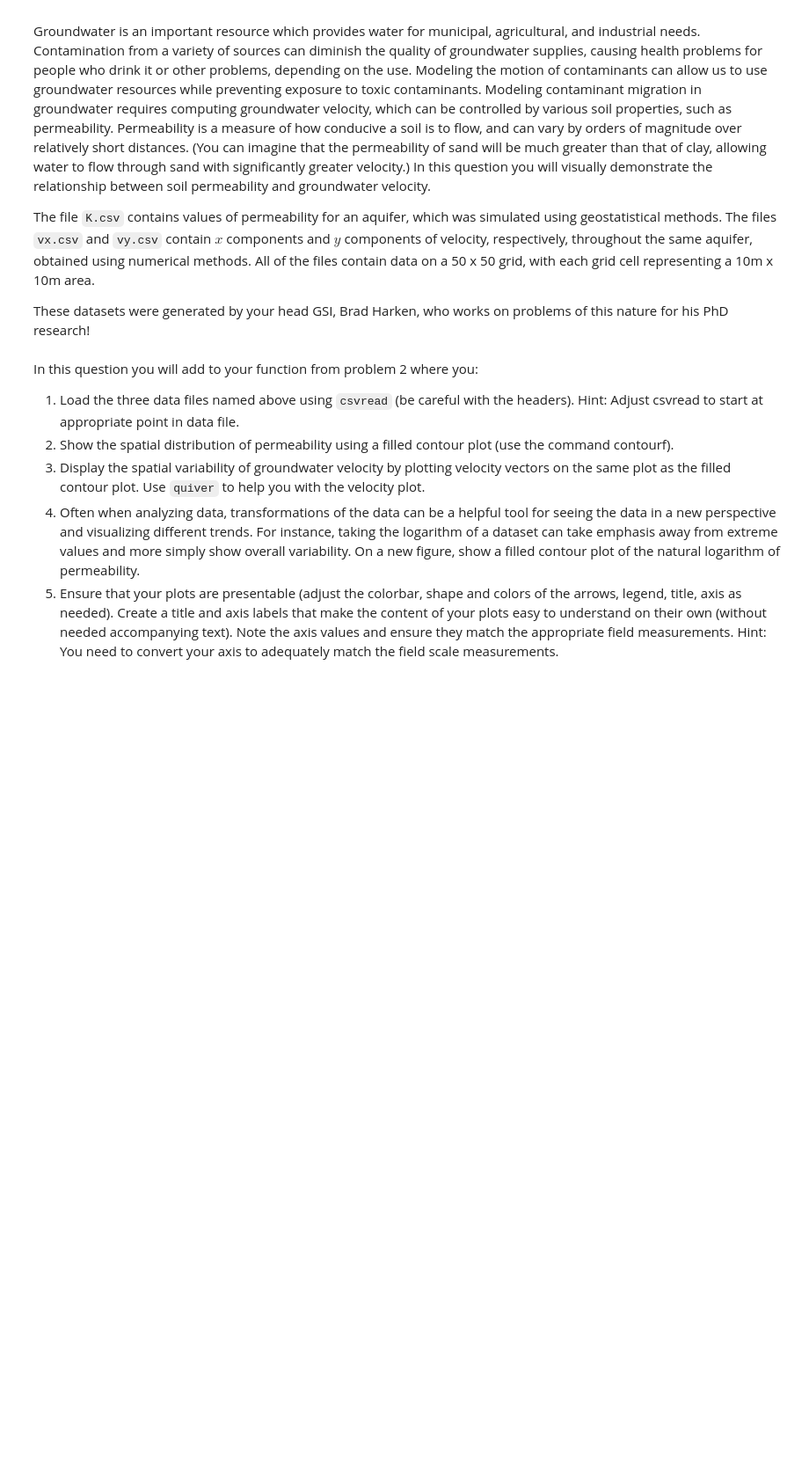
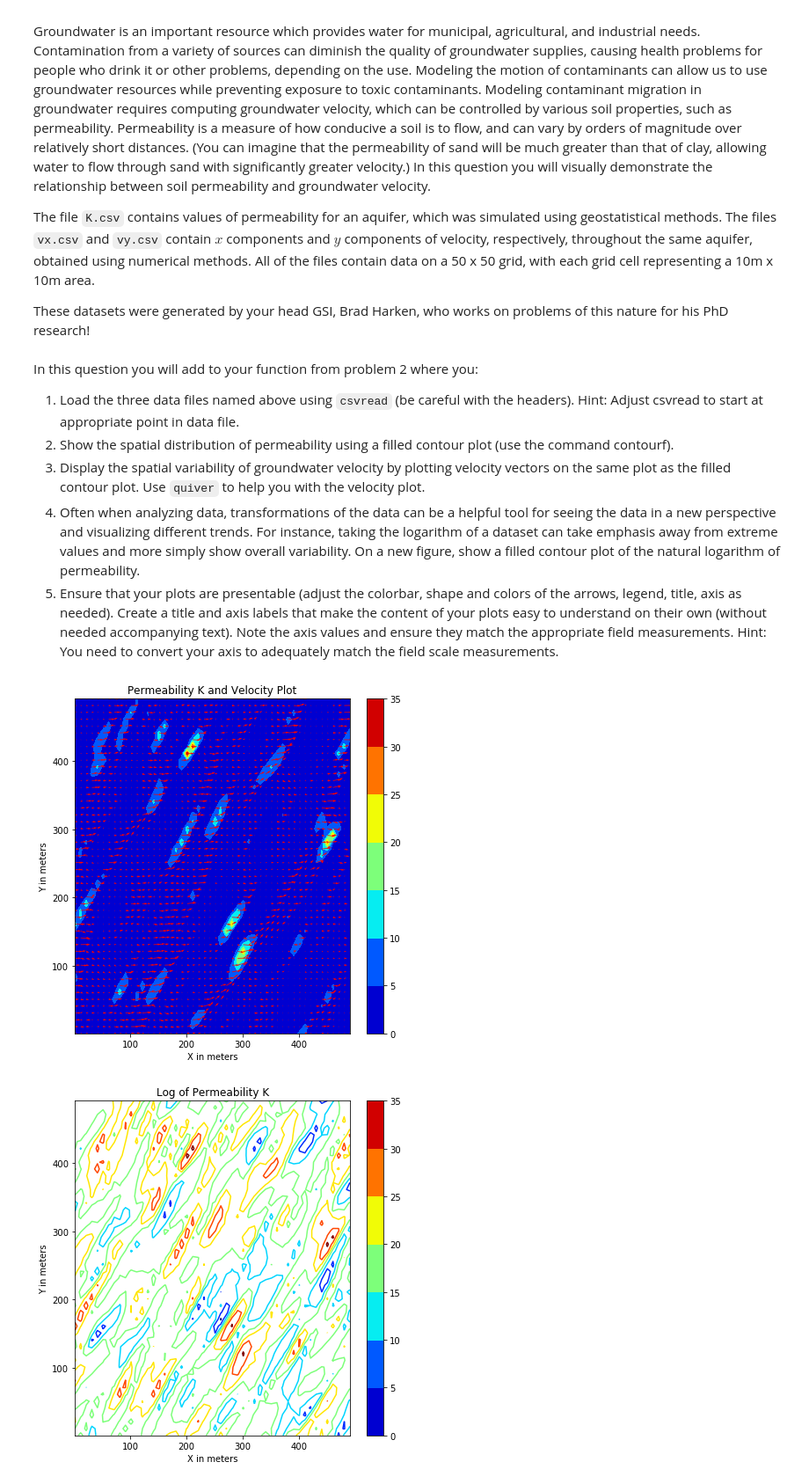
Before and after one commit to ds-modules/ENGIN-7, a Jupyter notebook: pycharm_e7/2016/Lab6/lab6_sol.ipynb, the cells around one changed output. Shown: that part at 88% size. Saved outputs shown, nothing was run; the diff lists cells and outputs as text; code cells hidden in the pictures; blank space fills up the shorter version.

```diff
--- a/pycharm_e7/2016/Lab6/lab6_sol.ipynb
+++ b/pycharm_e7/2016/Lab6/lab6_sol.ipynb
@@ -334,3 +400,31 @@ arrows, legend, title, axis as needed). Create a title and axis labels that make
 content of your plots easy to understand on their own (without needed accompanying
 text). Note the axis values and ensure they match the appropriate field measurements.
 Hint: You need to convert your axis to adequately match the field scale measurements.
+# %%
+Perm = pd.read_csv('K.csv')
+Vel_x = pd.read_csv('vx.csv')
+Vel_y = pd.read_csv('vy.csv')
+
+x = np.arange(1,500,10)
+y = np.arange(1,500,10)
+X,Y = np.meshgrid(x,y)
+
+fig = plt.figure(figsize=(7,7))
+contour = plt.contourf(X,Y,Perm.as_matrix()[:,1:],cmap='jet')
+plt.quiver(X,Y,Vel_x.as_matrix()[:,1:], Vel_y.as_matrix()[:,1:],color='r')
+plt.xlabel('X in meters')
+plt.ylabel('Y in meters')
+plt.title('Permeability K and Velocity Plot')
+fig.colorbar(contour)
+plt.show()
+
+fig = plt.figure(figsize=(7,7))
+countour = plt.contour(X,Y,np.log(Perm.as_matrix()[:,1:]),cmap='jet')
+plt.xlabel('X in meters')
+plt.ylabel('Y in meters')
+plt.title('Log of Permeability K')
+fig.colorbar(contour)
+plt.show()
+# %% [output]
+[figure, added]
+[figure, added]
```
Also changed, not shown: parts of 3 cells of this notebook.
